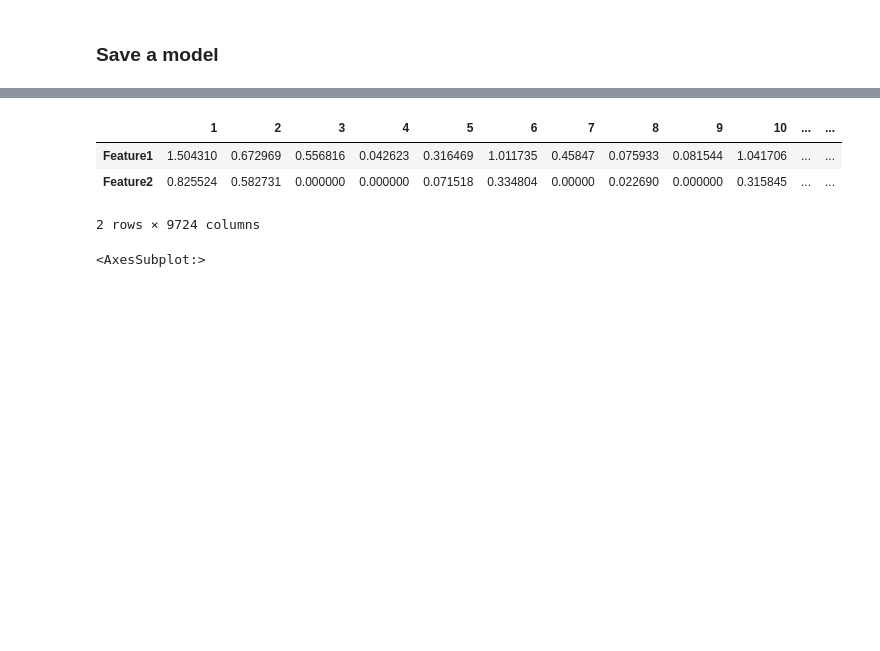
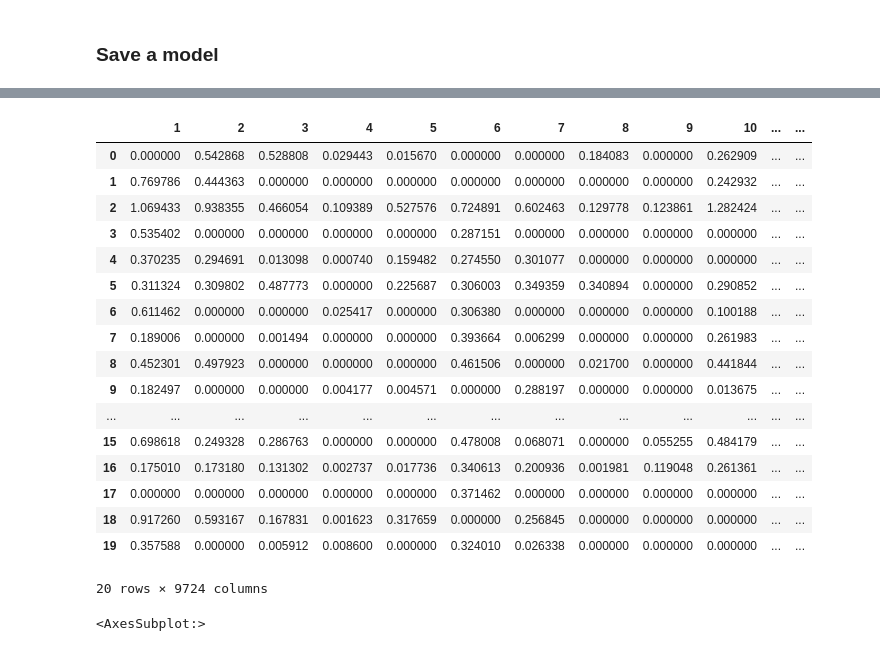
Before and after one commit to the-Hull/p045_spiced_projects, a Jupyter notebook: 10_week/02_project/Matrix_factorization_set_up.ipynb, the cells around one changed output, grey strips where cells are left out. Saved outputs shown, nothing was run; the diff lists cells and outputs as text; code cells hidden in the pictures; blank space fills up the shorter version.

```diff
--- a/10_week/02_project/Matrix_factorization_set_up.ipynb
+++ b/10_week/02_project/Matrix_factorization_set_up.ipynb
@@ -87,15 +87,29 @@ Q.shape
 # %%
 # To get matrices Q and P
 
-Q = pd.DataFrame(nmf.components_, columns=ratings.columns, index=["Feature1" ,"Feature2"])
+Q = pd.DataFrame(nmf.components_, columns=ratings.columns)
 Q
 # Q: model.components_
 # P: model.transform(Ratings)
 # %% [output]
 |  | 1 | 2 | 3 | 4 | 5 | 6 | 7 | 8 | 9 | 10 | ... | ... |
-| Feature1 | 1.504310 | 0.672969 | 0.556816 | 0.042623 | 0.316469 | 1.011735 | 0.45847 | 0.075933 | 0.081544 | 1.041706 | ... | ... |
-| Feature2 | 0.825524 | 0.582731 | 0.000000 | 0.000000 | 0.071518 | 0.334804 | 0.00000 | 0.022690 | 0.000000 | 0.315845 | ... | ... |
+| 0 | 0.000000 | 0.542868 | 0.528808 | 0.029443 | 0.015670 | 0.000000 | 0.000000 | 0.184083 | 0.000000 | 0.262909 | ... | ... |
+| 1 | 0.769786 | 0.444363 | 0.000000 | 0.000000 | 0.000000 | 0.000000 | 0.000000 | 0.000000 | 0.000000 | 0.242932 | ... | ... |
+| 2 | 1.069433 | 0.938355 | 0.466054 | 0.109389 | 0.527576 | 0.724891 | 0.602463 | 0.129778 | 0.123861 | 1.282424 | ... | ... |
+| 3 | 0.535402 | 0.000000 | 0.000000 | 0.000000 | 0.000000 | 0.287151 | 0.000000 | 0.000000 | 0.000000 | 0.000000 | ... | ... |
+| 4 | 0.370235 | 0.294691 | 0.013098 | 0.000740 | 0.159482 | 0.274550 | 0.301077 | 0.000000 | 0.000000 | 0.000000 | ... | ... |
+| 5 | 0.311324 | 0.309802 | 0.487773 | 0.000000 | 0.225687 | 0.306003 | 0.349359 | 0.340894 | 0.000000 | 0.290852 | ... | ... |
+| 6 | 0.611462 | 0.000000 | 0.000000 | 0.025417 | 0.000000 | 0.306380 | 0.000000 | 0.000000 | 0.000000 | 0.100188 | ... | ... |
+| 7 | 0.189006 | 0.000000 | 0.001494 | 0.000000 | 0.000000 | 0.393664 | 0.006299 | 0.000000 | 0.000000 | 0.261983 | ... | ... |
+| 8 | 0.452301 | 0.497923 | 0.000000 | 0.000000 | 0.000000 | 0.461506 | 0.000000 | 0.021700 | 0.000000 | 0.441844 | ... | ... |
+| 9 | 0.182497 | 0.000000 | 0.000000 | 0.004177 | 0.004571 | 0.000000 | 0.288197 | 0.000000 | 0.000000 | 0.013675 | ... | ... |
+| ... | ... | ... | ... | ... | ... | ... | ... | ... | ... | ... | ... | ... |
+| 15 | 0.698618 | 0.249328 | 0.286763 | 0.000000 | 0.000000 | 0.478008 | 0.068071 | 0.000000 | 0.055255 | 0.484179 | ... | ... |
+| 16 | 0.175010 | 0.173180 | 0.131302 | 0.002737 | 0.017736 | 0.340613 | 0.200936 | 0.001981 | 0.119048 | 0.261361 | ... | ... |
+| 17 | 0.000000 | 0.000000 | 0.000000 | 0.000000 | 0.000000 | 0.371462 | 0.000000 | 0.000000 | 0.000000 | 0.000000 | ... | ... |
+| 18 | 0.917260 | 0.593167 | 0.167831 | 0.001623 | 0.317659 | 0.000000 | 0.256845 | 0.000000 | 0.000000 | 0.000000 | ... | ... |
+| 19 | 0.357588 | 0.000000 | 0.005912 | 0.008600 | 0.000000 | 0.324010 | 0.026338 | 0.000000 | 0.000000 | 0.000000 | ... | ... |
-2 rows × 9724 columns
+20 rows × 9724 columns
 # %%
 sns.heatmap(Q.iloc[:, 0:20], annot=False)
 # %% [output]
```
Also changed, not shown: parts of 5 cells of this notebook, 5 other files.
